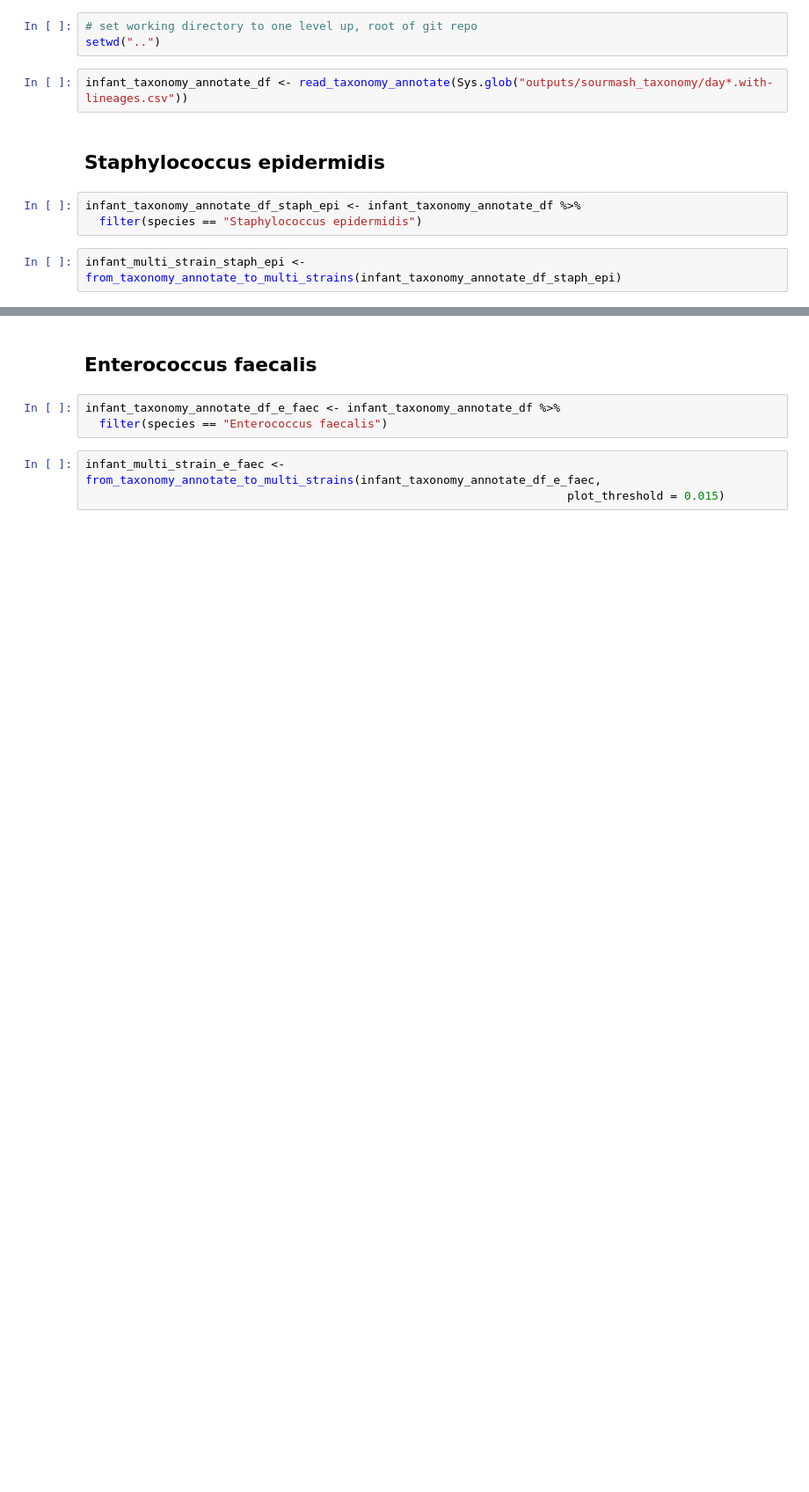
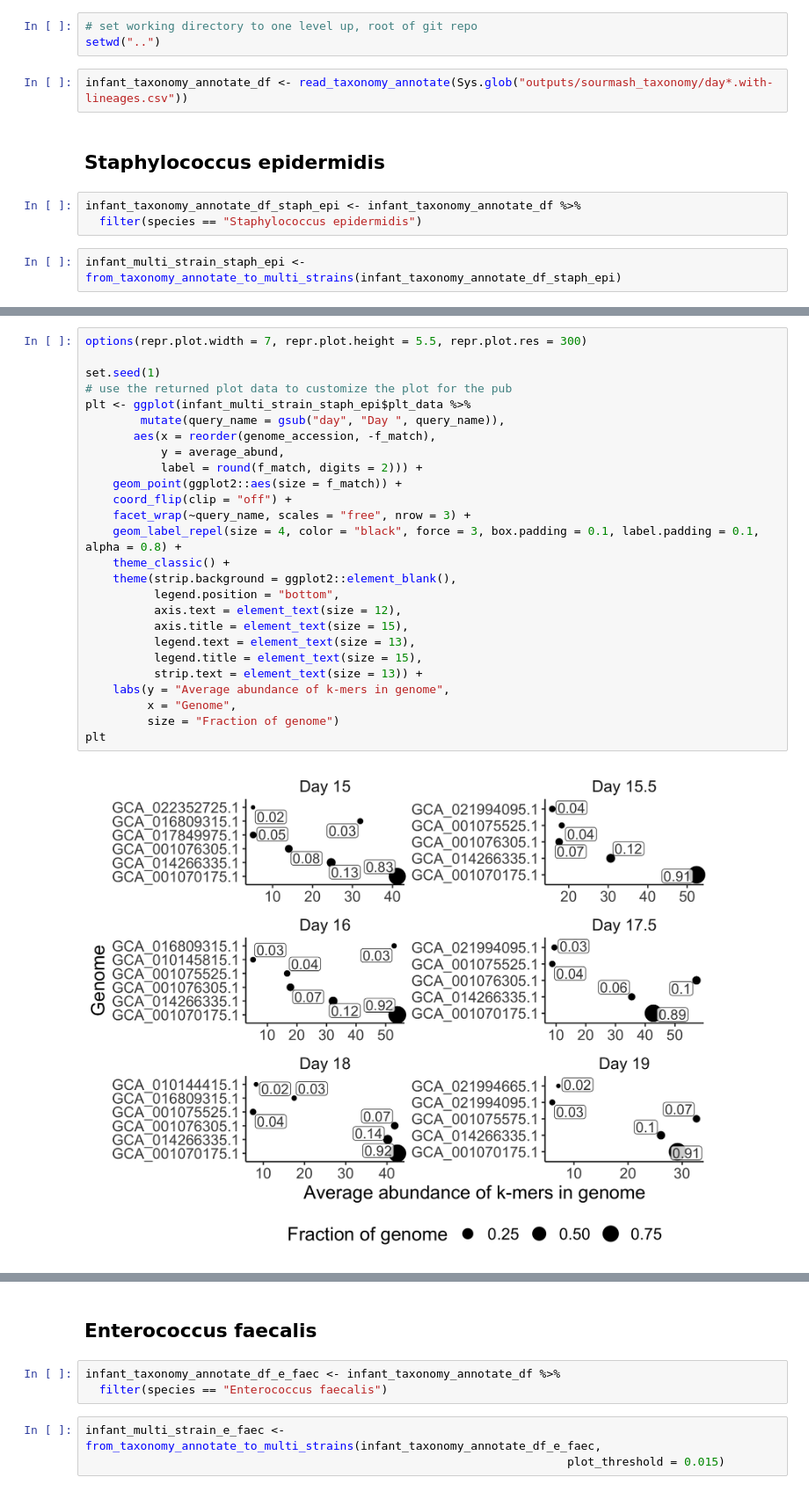
Before and after one commit to Arcadia-Science/2022-sourmashconsumr-validation, a Jupyter notebook: notebooks/20230104_PRJNA60717.ipynb, the cells around one changed output, grey strips where cells are left out. Shown at 88% size. Drawn from its saved outputs; the diff is of its cells as text; blank space fills up the shorter version.

```diff
--- a/notebooks/20230104_PRJNA60717.ipynb
+++ b/notebooks/20230104_PRJNA60717.ipynb
@@ -37,3 +48,31 @@ infant_multi_strain_staph_epi$plt +
  theme(legend.position = "bottom")
 # %% [output]
 [figure]
+# %%
+options(repr.plot.width = 7, repr.plot.height = 5.5, repr.plot.res = 300)
+
+set.seed(1)
+# use the returned plot data to customize the plot for the pub
+plt <- ggplot(infant_multi_strain_staph_epi$plt_data %>%
+        mutate(query_name = gsub("day", "Day ", query_name)),
+       aes(x = reorder(genome_accession, -f_match),
+           y = average_abund,
+           label = round(f_match, digits = 2))) +
+    geom_point(ggplot2::aes(size = f_match)) +
+    coord_flip(clip = "off") +
+    facet_wrap(~query_name, scales = "free", nrow = 3) +
+    geom_label_repel(size = 4, color = "black", force = 3, box.padding = 0.1, label.padding = 0.1, alpha = 0.8) +
+    theme_classic() +
+    theme(strip.background = ggplot2::element_blank(),
+          legend.position = "bottom",
+          axis.text = element_text(size = 12),
+          axis.title = element_text(size = 15),
+          legend.text = element_text(size = 13),
+          legend.title = element_text(size = 15),
+          strip.text = element_text(size = 13)) +
+    labs(y = "Average abundance of k-mers in genome",
+         x = "Genome",
+         size = "Fraction of genome")
+plt
+# %% [output]
+[figure, added]
```
Also changed, not shown: parts of 8 cells of this notebook, 5 other files.
